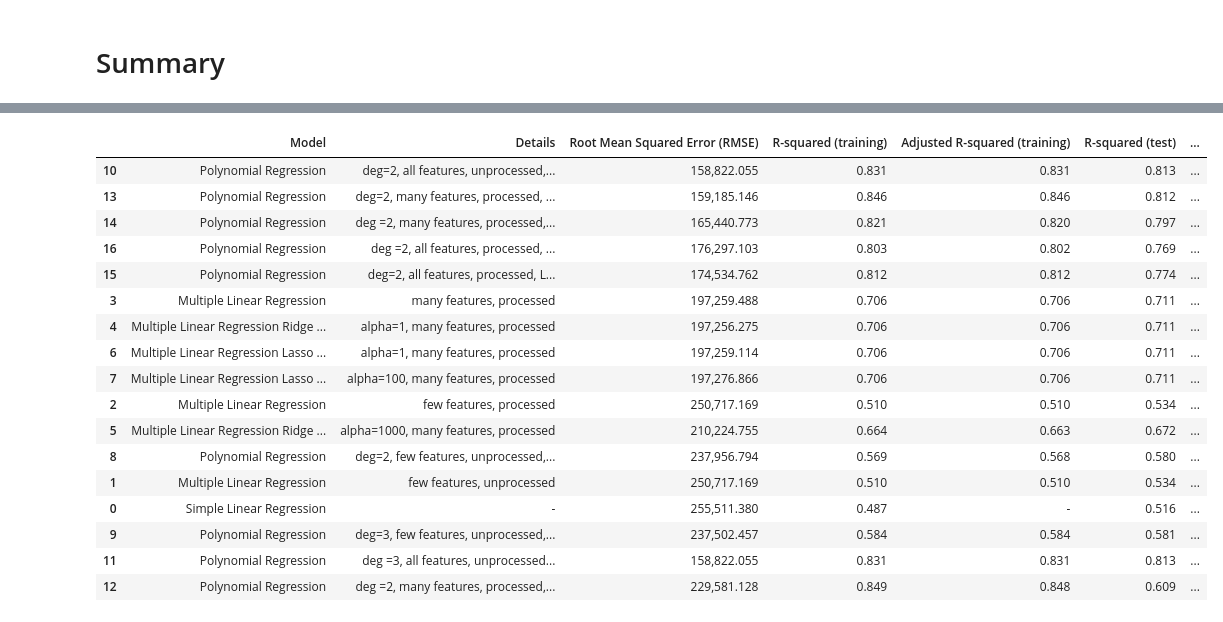
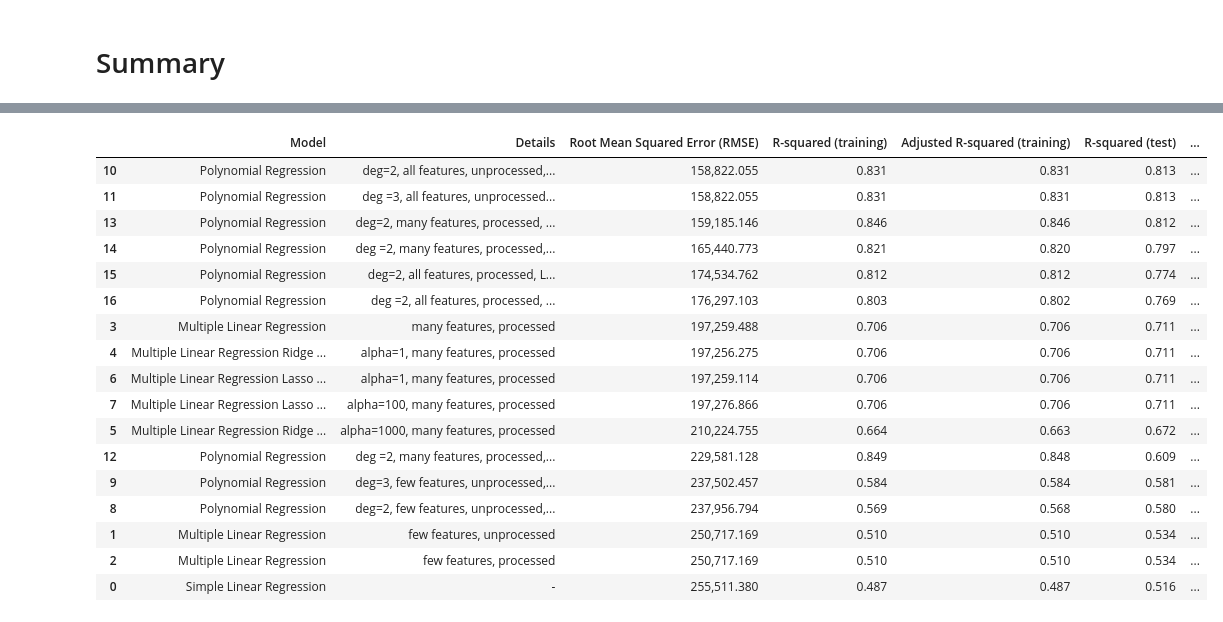
Before and after one commit to bhishanpdl/Project_House_Price_Prediction, a Jupyter notebook: notebooks/c01_regression_modelling_linear_and_polynomial_sklearn.ipynb, the cells around one changed output, grey strips where cells are left out. Drawn from its saved outputs; the diff is of its cells as text; code cells hidden in the pictures.

```diff
--- a/notebooks/c01_regression_modelling_linear_and_polynomial_sklearn.ipynb
+++ b/notebooks/c01_regression_modelling_linear_and_polynomial_sklearn.ipynb
@@ -188,7 +198,7 @@ Index(['Model', 'Details', 'Root Mean Squared Error (RMSE)',
       dtype='object')
 # %%
 df_eval.loc[len(df_eval)] = ['Simple Linear Regression','-',
-                             rmse,r2_train,'-',r2_test,'-',cv]
+                             rmse,r2_train,r2_train,r2_test,r2_test,cv]
 df_eval
 # %% [output]
 |  | Model | Details | Root Mean Squared Error (RMSE) | R-squared (training) | Adjusted R-squared (training) | R-squared (test) | ... |
@@ -773,21 +809,21 @@ df_eval.loc[row] = ['Polynomial Regression','deg =2, all features,\
 # %%
-df_eval.sort_values('5-Fold Cross Validation', ascending=False)
+df_eval.sort_values('Adjusted R-squared (test)',ascending=False)
 # %% [output]
 |  | Model | Details | Root Mean Squared Error (RMSE) | R-squared (training) | Adjusted R-squared (training) | R-squared (test) | ... |
 | 10 | Polynomial Regression | deg=2, all features, unprocessed,... | 158,822.055 | 0.831 | 0.831 | 0.813 | ... |
+| 11 | Polynomial Regression | deg =3, all features, unprocessed... | 158,822.055 | 0.831 | 0.831 | 0.813 | ... |
 | 13 | Polynomial Regression | deg=2, many features, processed, ... | 159,185.146 | 0.846 | 0.846 | 0.812 | ... |
 | 14 | Polynomial Regression | deg =2, many features, processed,... | 165,440.773 | 0.821 | 0.820 | 0.797 | ... |
+| 15 | Polynomial Regression | deg=2, all features, processed, L... | 174,534.762 | 0.812 | 0.812 | 0.774 | ... |
 | 16 | Polynomial Regression | deg =2, all features, processed, ... | 176,297.103 | 0.803 | 0.802 | 0.769 | ... |
-| 15 | Polynomial Regression | deg=2, all features, processed, L... | 174,534.762 | 0.812 | 0.812 | 0.774 | ... |
 | 3 | Multiple Linear Regression | many features, processed | 197,259.488 | 0.706 | 0.706 | 0.711 | ... |
 | 4 | Multiple Linear Regression Ridge ... | alpha=1, many features, processed | 197,256.275 | 0.706 | 0.706 | 0.711 | ... |
 | 6 | Multiple Linear Regression Lasso ... | alpha=1, many features, processed | 197,259.114 | 0.706 | 0.706 | 0.711 | ... |
 | 7 | Multiple Linear Regression Lasso ... | alpha=100, many features, processed | 197,276.866 | 0.706 | 0.706 | 0.711 | ... |
-| 2 | Multiple Linear Regression | few features, processed | 250,717.169 | 0.510 | 0.510 | 0.534 | ... |
 | 5 | Multiple Linear Regression Ridge ... | alpha=1000, many features, processed | 210,224.755 | 0.664 | 0.663 | 0.672 | ... |
+| 12 | Polynomial Regression | deg =2, many features, processed,... | 229,581.128 | 0.849 | 0.848 | 0.609 | ... |
+| 9 | Polynomial Regression | deg=3, few features, unprocessed,... | 237,502.457 | 0.584 | 0.584 | 0.581 | ... |
 | 8 | Polynomial Regression | deg=2, few features, unprocessed,... | 237,956.794 | 0.569 | 0.568 | 0.580 | ... |
 | 1 | Multiple Linear Regression | few features, unprocessed | 250,717.169 | 0.510 | 0.510 | 0.534 | ... |
-| 0 | Simple Linear Regression | - | 255,511.380 | 0.487 | - | 0.516 | ... |
-| 9 | Polynomial Regression | deg=3, few features, unprocessed,... | 237,502.457 | 0.584 | 0.584 | 0.581 | ... |
-| 11 | Polynomial Regression | deg =3, all features, unprocessed... | 158,822.055 | 0.831 | 0.831 | 0.813 | ... |
-| 12 | Polynomial Regression | deg =2, many features, processed,... | 229,581.128 | 0.849 | 0.848 | 0.609 | ... |
+| 2 | Multiple Linear Regression | few features, processed | 250,717.169 | 0.510 | 0.510 | 0.534 | ... |
+| 0 | Simple Linear Regression | - | 255,511.380 | 0.487 | 0.487 | 0.516 | ... |
```
Also changed, not shown: parts of 12 cells of this notebook, 18 other files.
